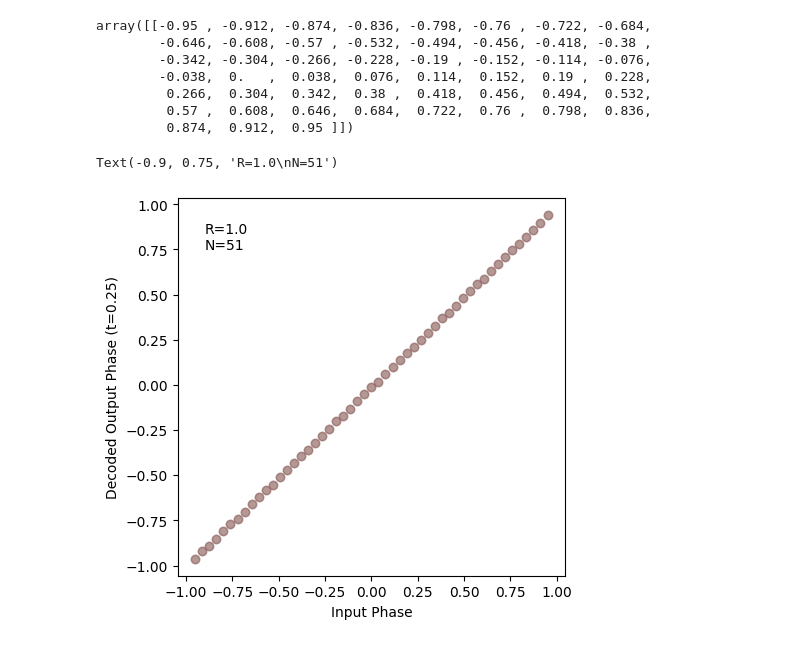
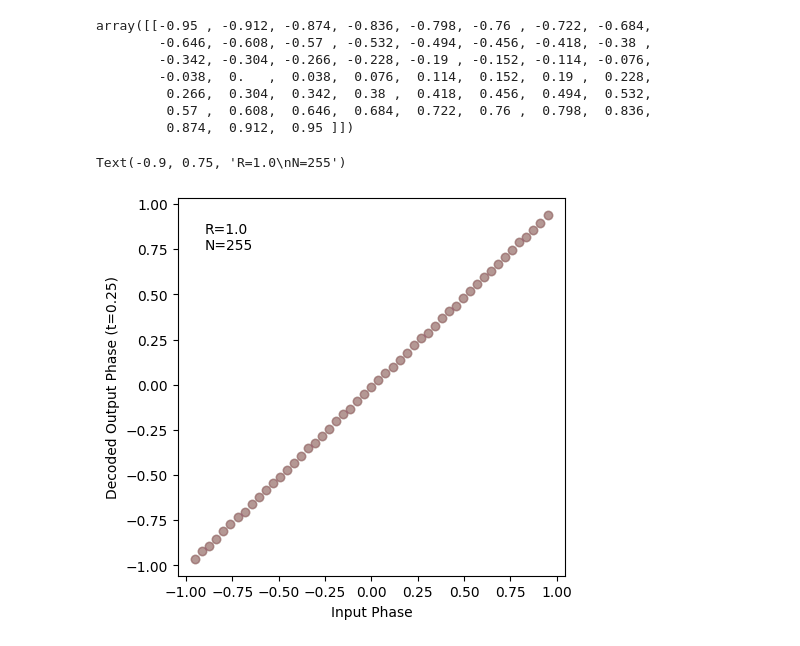
Before and after one commit to wilkieolin/phasor_networks, a Jupyter notebook: phasor neuron identity.ipynb, the cells around one changed output. Saved outputs shown, nothing was run; the diff lists cells and outputs as text; code cells hidden in the pictures.

```diff
--- a/phasor neuron identity.ipynb
+++ b/phasor neuron identity.ipynb
@@ -204,11 +206,11 @@ corr = np.mean([pearsonr(phases.ravel(), op[0][i]) for i in range(5)],axis=0)
 # %%
 plt.figure(dpi=dpi, figsize=(5,5))
 for i in range(5):
     plt.scatter(phases, op[0][i], alpha=0.2)
 
 plt.xlabel("Input Phase")
 plt.ylabel("Decoded Output Phase (t=0.25)")
-plt.text(-.90, .75, "R="+str(np.around(corr[0], decimals=2))+"\nN="+str(len(op)*n_in) )
+plt.text(-.90, .75, "R="+str(np.around(corr[0], decimals=2))+"\nN="+str(5*len(op)*n_in) )
 # %% [output]
-Text(-0.9, 0.75, 'R=1.0\nN=51')
+Text(-0.9, 0.75, 'R=1.0\nN=255')
-[figure, old version]
+[figure, new version]
```
Also changed, not shown: parts of 2 cells of this notebook, 4 other files.
